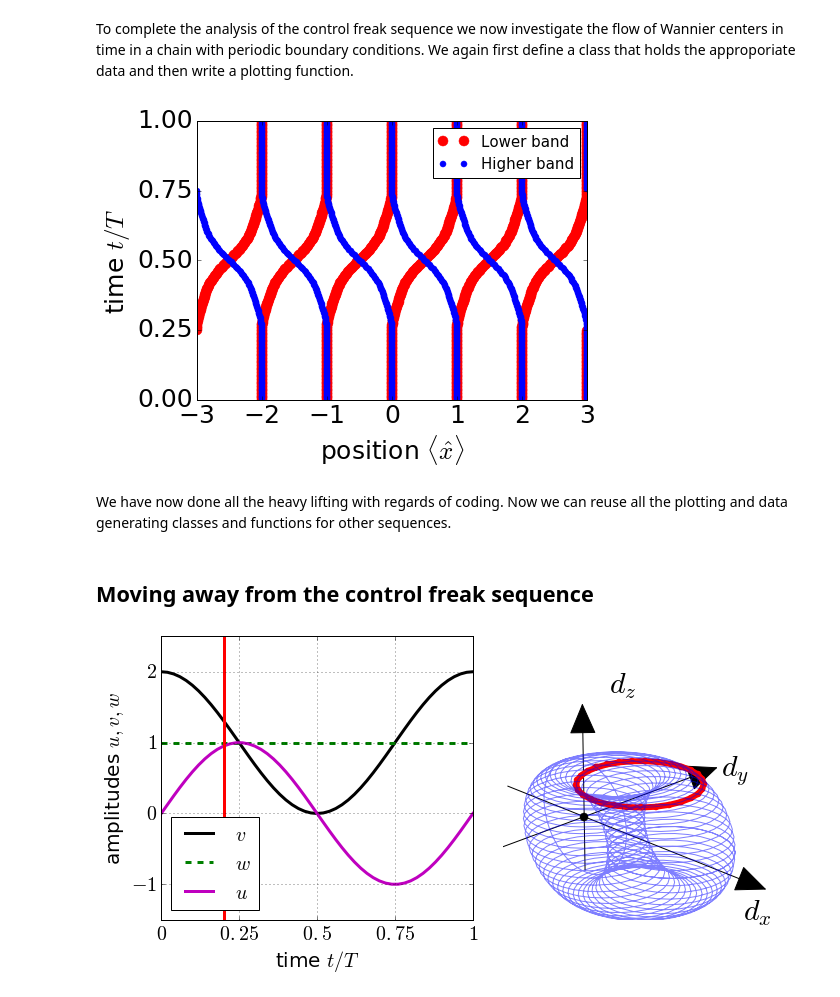
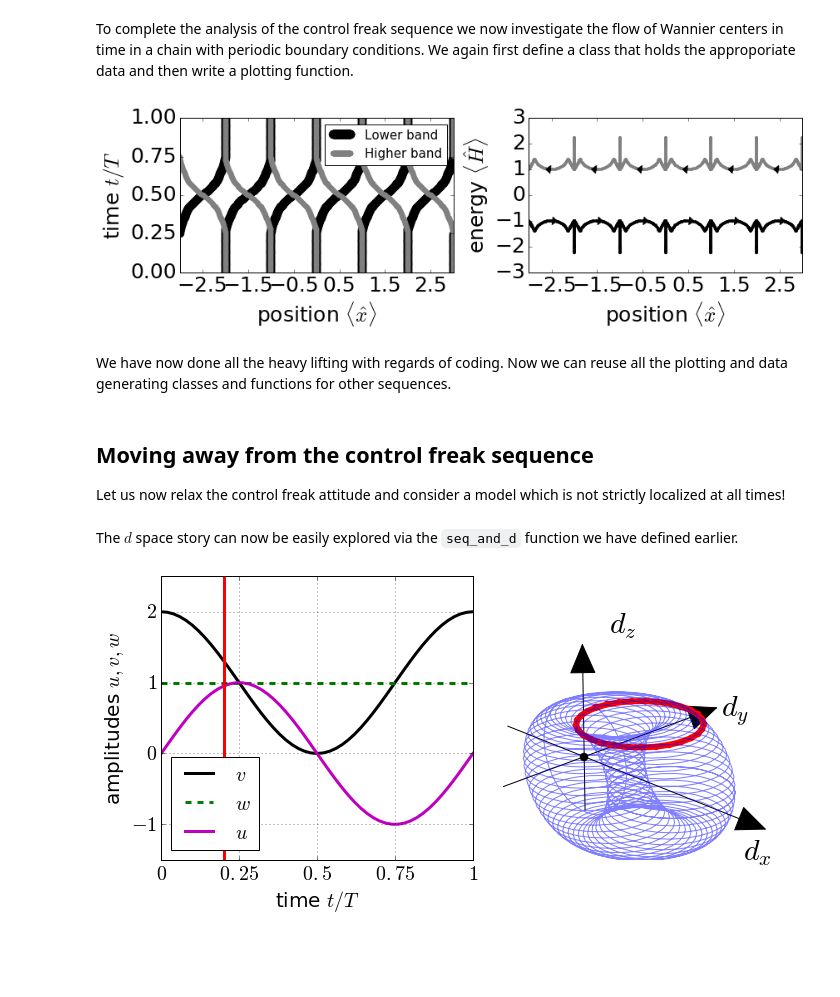
Before and after one commit to oroszl/topins, a Jupyter notebook: RM.ipynb, the cells around one changed output. Saved outputs shown, nothing was run; the diff lists cells and outputs as text; code cells hidden in the pictures; blank space fills up the shorter version.

```diff
--- a/RM.ipynb
+++ b/RM.ipynb
@@ -303,14 +369,24 @@ class wannierflow:
 # %%
 CFwan=wannierflow()
-# %%
-CFwan.plot_w_vs_t('Lower band','o',mec='red',mfc='red',ms=10)
-CFwan.plot_w_vs_t('Higher band','o',mec='blue',mfc='blue')
-# %% [output]
-[figure, removed]
+# %%
+figsize(12,4)
+subplot(121)
+CFwan.plot_w_vs_t('Lower band','ko',ms=10)
+CFwan.plot_w_vs_t('Higher band','o',mec='grey',mfc='grey')
+legend(fontsize=15,numpoints=100);
+subplot(122)
+CFwan.plot_w_vs_e('Lower band','k.')
+CFwan.plot_w_vs_e('Higher band','.',mec='grey',mfc='grey')
+#legend(fontsize=15,numpoints=100);
+tight_layout()
+# %% [output]
+[figure, added]
 # %% [markdown]
 We have now done all the heavy lifting with regards of coding. Now we can reuse all the plotting and data generating classes and functions for other sequences.
-# %% [markdown]
-## Moving away from the control freak sequence
+# %% [markdown]
+## Moving away from the control freak sequence
+
+Let us now relax the control freak attitude and consider a model which is not strictly localized at all times!
 # %%
 def uvwNSCF(t):
     '''
@@ -319,6 +395,8 @@ def uvwNSCF(t):
     '''
     vbar=1
     return array([sin(t*(2*pi)),vbar+cos(t*(2*pi)),1*t**0])
+# %% [markdown]
+The $d$ space story can now be easily explored via the `seq_and_d` function we have defined earlier.
 # %%
 interact(seq_and_d,funcs=fixed('uvwNSCF'),ti=(0,len(tran[:,0])-1));
 # %% [output]
```
Also changed, not shown: parts of 4 cells of this notebook.
